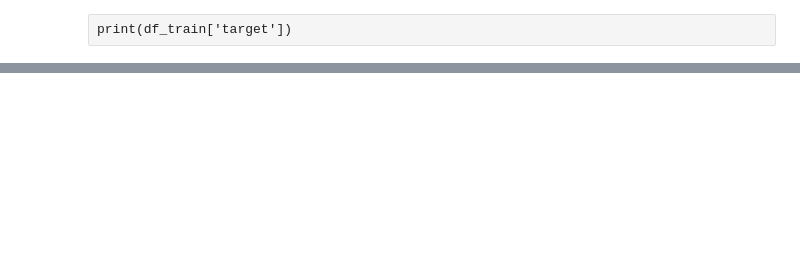
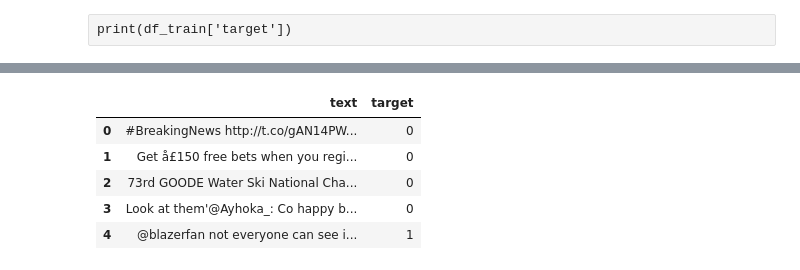
Before and after one commit to p3p31v/NLP-with-Disaster-Tweets, a Jupyter notebook: notebooks/NLP.ipynb, the cells around one changed output, grey strips where cells are left out. Drawn from its saved outputs; the diff is of its cells as text; code cells hidden in the pictures; blank space fills up the shorter version.

```diff
--- a/notebooks/NLP.ipynb
+++ b/notebooks/NLP.ipynb
@@ -186,0 +247,16 @@ print(df_train['target'])
+# %%
+df3=pd.DataFrame(x_test)
+df3=df3.rename(columns={0:'text'})
+# %%
+df4=pd.DataFrame(y_test)
+df4=df2.rename(columns={0:'target'})
+df_test=pd.concat([df3,df4],axis=1)
+# %%
+df_test.head()
+# %% [output]
+|  | text | target |
+| 0 | #BreakingNews http://t.co/gAN14PW... | 0 |
+| 1 | Get å£150 free bets when you regi... | 0 |
+| 2 | 73rd GOODE Water Ski National Cha... | 0 |
+| 3 | Look at them'@Ayhoka_: Co happy b... | 0 |
+| 4 | @blazerfan not everyone can see i... | 1 |
```
Also changed, not shown: parts of 18 cells of this notebook.
